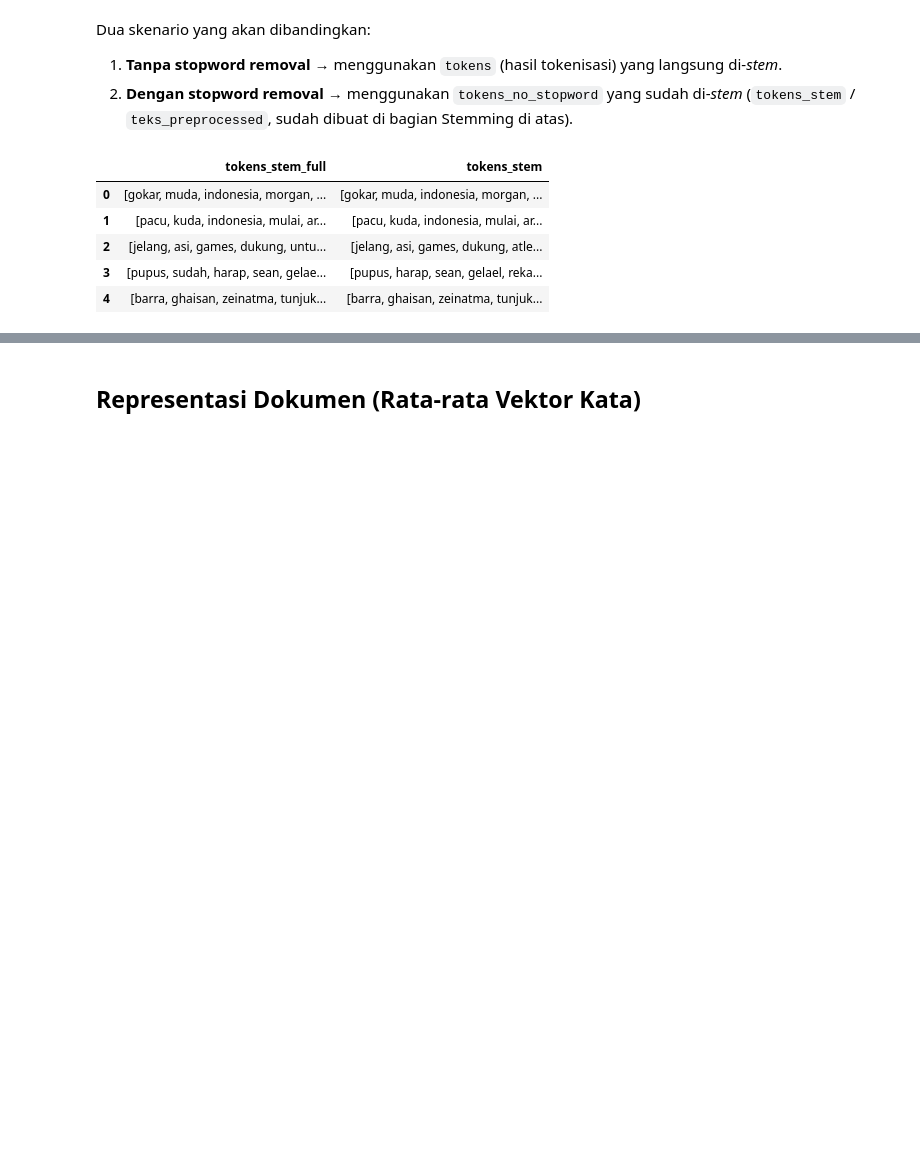
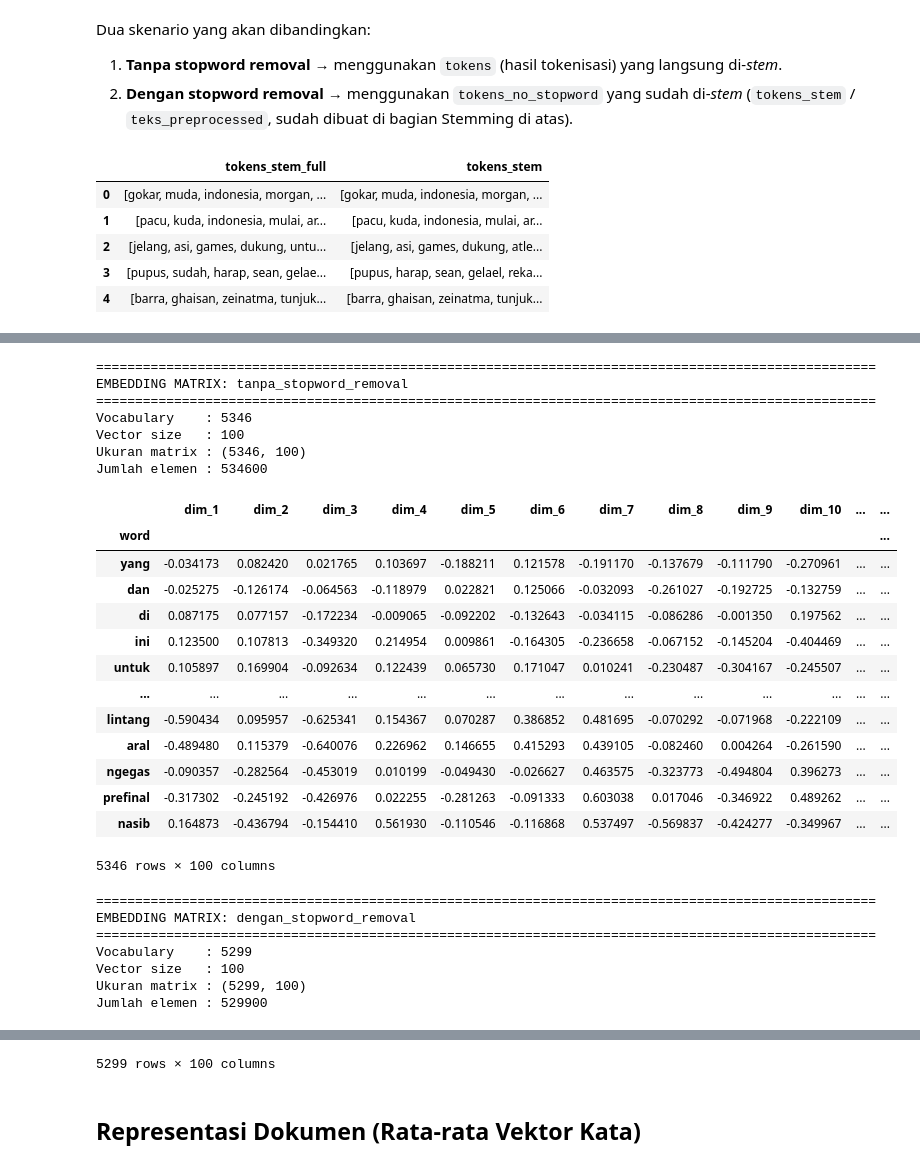
Before and after one commit to nabiilah9/ppw, a Jupyter notebook: skipgram.ipynb, the cells around one changed output, grey strips where cells are left out. Cells and saved outputs as stored; diff of their text form; code cells hidden in the pictures; blank space fills up the shorter version.

Commit message:
skipgram

```diff
--- a/skipgram.ipynb
+++ b/skipgram.ipynb
@@ -217,0 +277,63 @@ Kata paling mirip konteksnya:
+# %%
+# MENAMPILKAN SELURUH VECTOR HASIL SKIP-GRAM
+
+embedding_tables = {}
+
+for nama, model in skipgram_models.items():
+
+    words = model.wv.index_to_key
+    vectors = model.wv.vectors
+
+    df_embedding = pd.DataFrame(
+        vectors,
+        index=words
+    )
+
+    df_embedding.index.name = "word"
+
+    df_embedding.columns = [
+        f"dim_{i+1}"
+        for i in range(model.vector_size)
+    ]
+
+    embedding_tables[nama] = df_embedding
+
+    print("=" * 100)
+    print(f"EMBEDDING MATRIX: {nama}")
+    print("=" * 100)
+
+    print("Vocabulary    :", len(words))
+    print("Vector size   :", model.vector_size)
+    print("Ukuran matrix :", vectors.shape)
+    print("Jumlah elemen :", vectors.size)
+
+    display(df_embedding)
+# %% [output]
+====================================================================================================
+EMBEDDING MATRIX: tanpa_stopword_removal
+====================================================================================================
+Vocabulary    : 5346
+Vector size   : 100
+Ukuran matrix : (5346, 100)
+Jumlah elemen : 534600
+|  | dim_1 | dim_2 | dim_3 | dim_4 | dim_5 | dim_6 | dim_7 | dim_8 | dim_9 | dim_10 | ... | ... |
+| word |  |  |  |  |  |  |  |  |  |  |  | ... |
+| yang | -0.034173 | 0.082420 | 0.021765 | 0.103697 | -0.188211 | 0.121578 | -0.191170 | -0.137679 | -0.111790 | -0.270961 | ... | ... |
+| dan | -0.025275 | -0.126174 | -0.064563 | -0.118979 | 0.022821 | 0.125066 | -0.032093 | -0.261027 | -0.192725 | -0.132759 | ... | ... |
+| di | 0.087175 | 0.077157 | -0.172234 | -0.009065 | -0.092202 | -0.132643 | -0.034115 | -0.086286 | -0.001350 | 0.197562 | ... | ... |
+| ini | 0.123500 | 0.107813 | -0.349320 | 0.214954 | 0.009861 | -0.164305 | -0.236658 | -0.067152 | -0.145204 | -0.404469 | ... | ... |
+| untuk | 0.105897 | 0.169904 | -0.092634 | 0.122439 | 0.065730 | 0.171047 | 0.010241 | -0.230487 | -0.304167 | -0.245507 | ... | ... |
+| ... | ... | ... | ... | ... | ... | ... | ... | ... | ... | ... | ... | ... |
+| lintang | -0.590434 | 0.095957 | -0.625341 | 0.154367 | 0.070287 | 0.386852 | 0.481695 | -0.070292 | -0.071968 | -0.222109 | ... | ... |
+| aral | -0.489480 | 0.115379 | -0.640076 | 0.226962 | 0.146655 | 0.415293 | 0.439105 | -0.082460 | 0.004264 | -0.261590 | ... | ... |
+| ngegas | -0.090357 | -0.282564 | -0.453019 | 0.010199 | -0.049430 | -0.026627 | 0.463575 | -0.323773 | -0.494804 | 0.396273 | ... | ... |
+| prefinal | -0.317302 | -0.245192 | -0.426976 | 0.022255 | -0.281263 | -0.091333 | 0.603038 | 0.017046 | -0.346922 | 0.489262 | ... | ... |
+| nasib | 0.164873 | -0.436794 | -0.154410 | 0.561930 | -0.110546 | -0.116868 | 0.537497 | -0.569837 | -0.424277 | -0.349967 | ... | ... |
+5346 rows × 100 columns
+====================================================================================================
+EMBEDDING MATRIX: dengan_stopword_removal
+====================================================================================================
+Vocabulary    : 5299
+Vector size   : 100
+Ukuran matrix : (5299, 100)
+Jumlah elemen : 529900
@@ -218,3 +353,4 @@ Kata paling mirip konteksnya:
+5299 rows × 100 columns
 # %% [markdown]
 ## Representasi Dokumen (Rata-rata Vektor Kata)
 # %%
```
Also changed, not shown: parts of 9 cells of this notebook, 38 other files.
